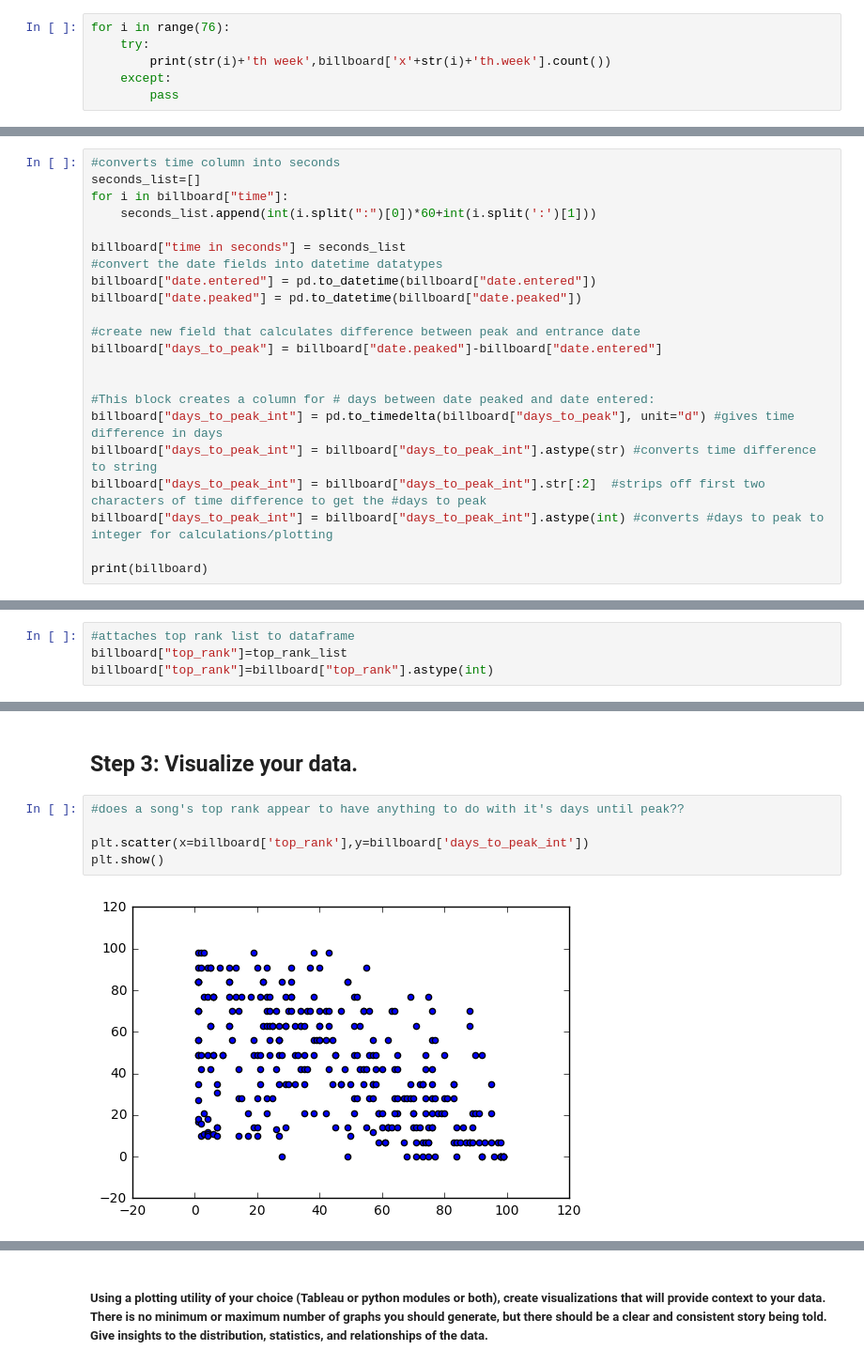
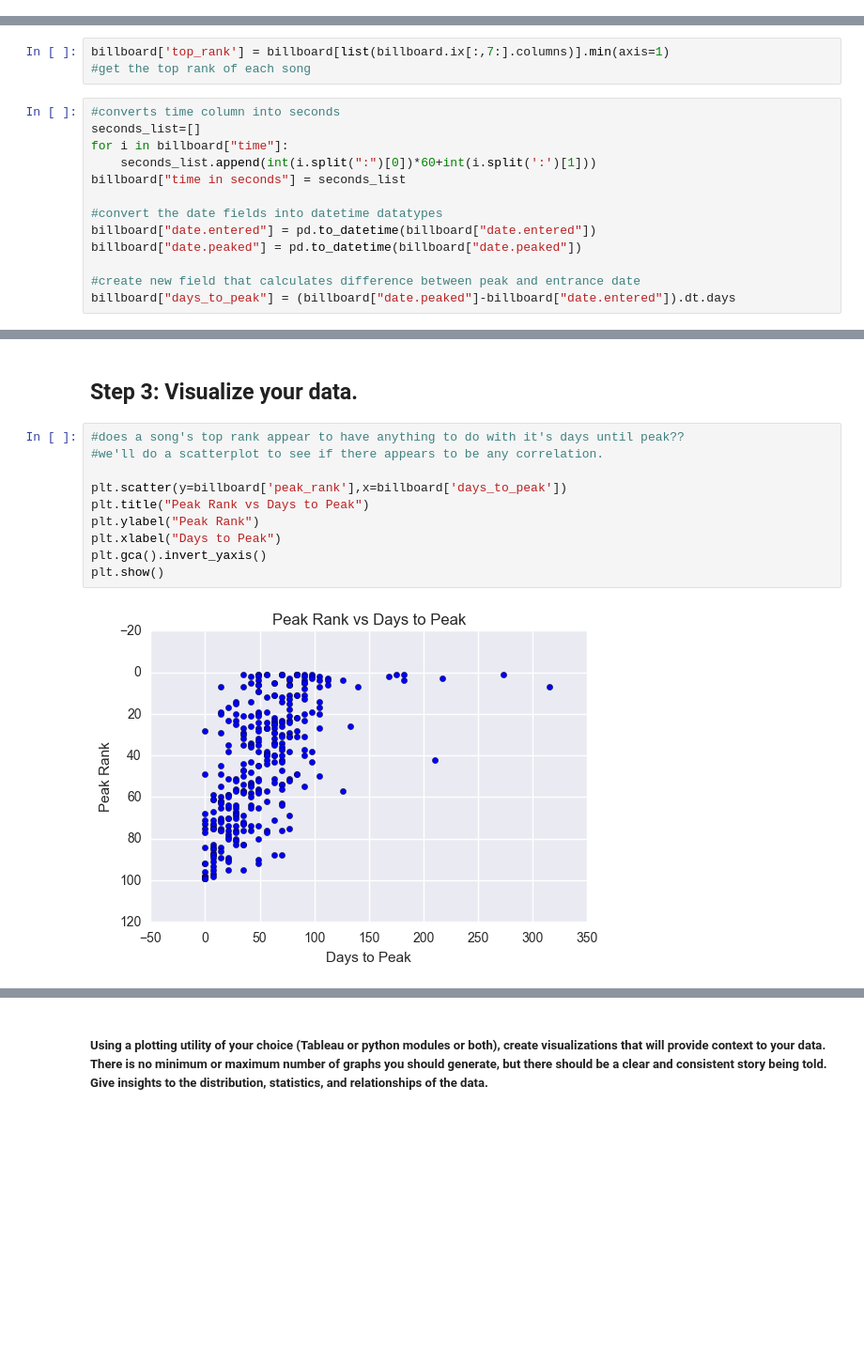
Before and after one commit to mohsseha/DSI-BOS-students, a Jupyter notebook: wedelljd/projects/project_2-JW.ipynb, the cells around one changed output, grey strips where cells are left out. Shown at 94% size. Saved outputs shown, nothing was run; the diff lists cells and outputs as text; blank space fills up the shorter version.

Commit message:
committing changes from last week, added project 2

```diff
--- a/wedelljd/projects/project_2-JW.ipynb
+++ b/wedelljd/projects/project_2-JW.ipynb
@@ -35,9 +59,3 @@ print(billboard['year'].unique())
 #looks like all data is from year 2000
 # %% [output]
 [2000]
-# %%
-for i in range(76):
-    try:
-        print(str(i)+'th week',billboard['x'+str(i)+'th.week'].count())
-    except:
-        pass
@@ -185,22 +130,16 @@ long_billboard
+# %%
+billboard['top_rank'] = billboard[list(billboard.ix[:,7:].columns)].min(axis=1)
+#get the top rank of each song
 # %%
 #converts time column into seconds
 seconds_list=[]
 for i in billboard["time"]:
     seconds_list.append(int(i.split(":")[0])*60+int(i.split(':')[1]))
+billboard["time in seconds"] = seconds_list
 
-billboard["time in seconds"] = seconds_list
 #convert the date fields into datetime datatypes
 billboard["date.entered"] = pd.to_datetime(billboard["date.entered"])
 billboard["date.peaked"] = pd.to_datetime(billboard["date.peaked"])
 
 #create new field that calculates difference between peak and entrance date
-billboard["days_to_peak"] = billboard["date.peaked"]-billboard["date.entered"]
-
-
-#This block creates a column for # days between date peaked and date entered:
-billboard["days_to_peak_int"] = pd.to_timedelta(billboard["days_to_peak"], unit="d") #gives time difference in days
-billboard["days_to_peak_int"] = billboard["days_to_peak_int"].astype(str) #converts time difference to string
-billboard["days_to_peak_int"] = billboard["days_to_peak_int"].str[:2]  #strips off first two characters of time difference to get the #days to peak
-billboard["days_to_peak_int"] = billboard["days_to_peak_int"].astype(int) #converts #days to peak to integer for calculations/plotting
-
-print(billboard)
+billboard["days_to_peak"] = (billboard["date.peaked"]-billboard["date.entered"]).dt.days
@@ -262,4 +145,0 @@ print(top_rank_list)
-# %%
-#attaches top rank list to dataframe
-billboard["top_rank"]=top_rank_list
-billboard["top_rank"]=billboard["top_rank"].astype(int)
@@ -286,8 +148,13 @@ billboard["top_rank"]=billboard["top_rank"].astype(int)
 ## Step 3: Visualize your data.
 # %%
 #does a song's top rank appear to have anything to do with it's days until peak??
+#we'll do a scatterplot to see if there appears to be any correlation.
 
-plt.scatter(x=billboard['top_rank'],y=billboard['days_to_peak_int'])
+plt.scatter(y=billboard['peak_rank'],x=billboard['days_to_peak'])
+plt.title("Peak Rank vs Days to Peak")
+plt.ylabel("Peak Rank")
+plt.xlabel("Days to Peak")
+plt.gca().invert_yaxis()
 plt.show()
 # %% [output]
-[figure, old version]
+[figure, new version]
```
Also changed, not shown: parts of 40 cells of this notebook, 18 other files.
